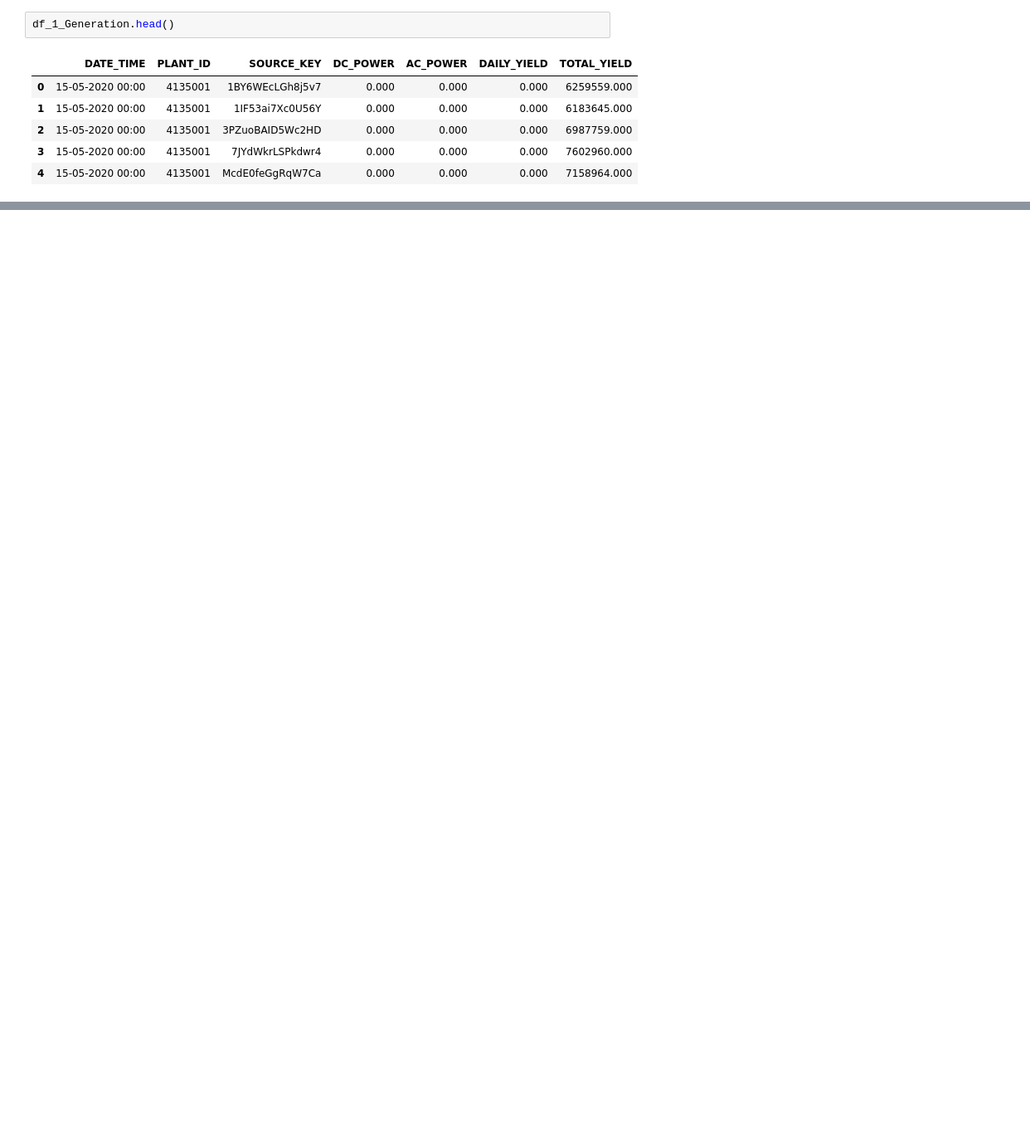
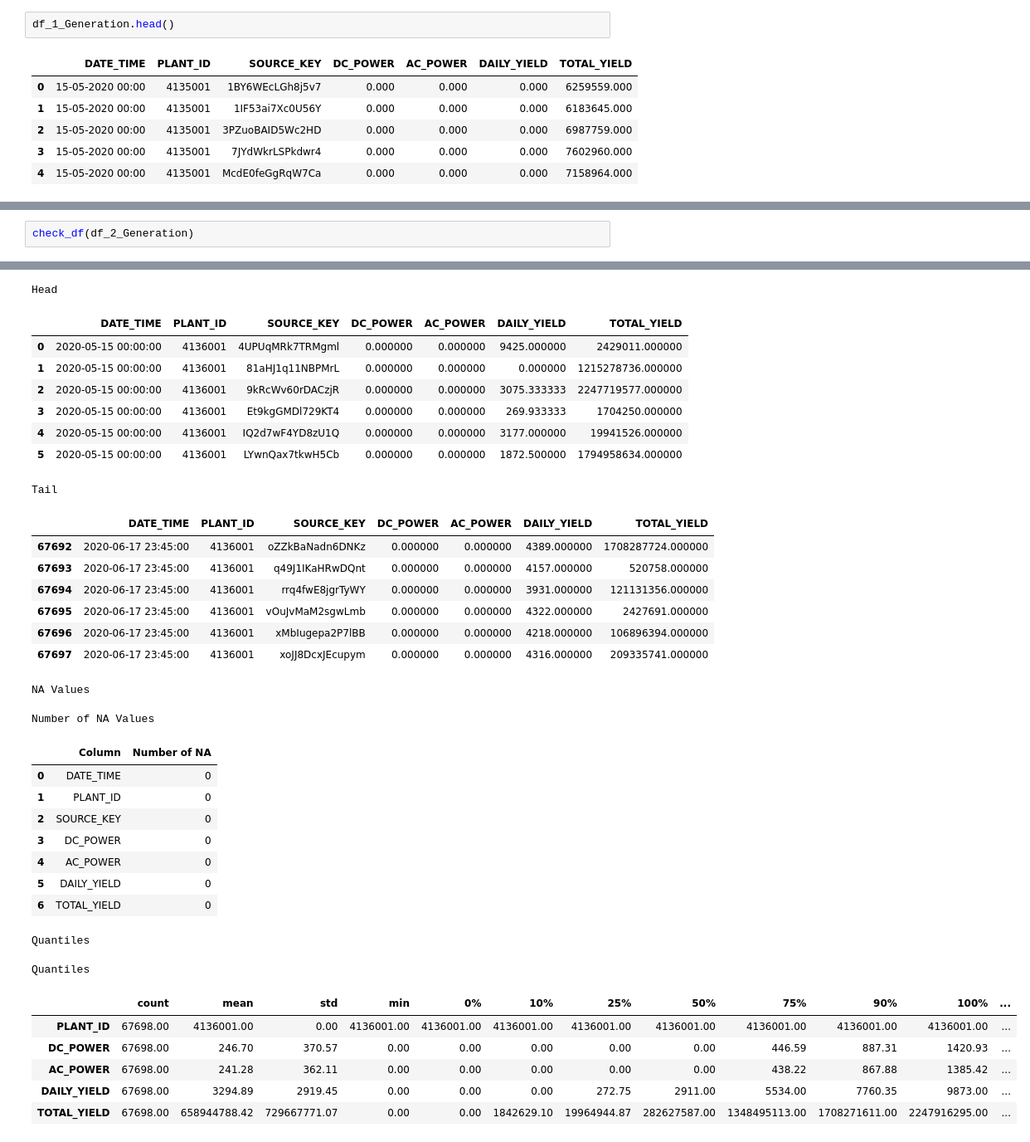
Before and after one commit to priyadharsh73/solar_plant_analysis, a Jupyter notebook: solar_eda.ipynb, the cells around one changed output, grey strips where cells are left out. Shown: that part at 83% size. Saved outputs shown, nothing was run; the diff lists cells and outputs as text; blank space fills up the shorter version.

```diff
--- a/solar_eda.ipynb
+++ b/solar_eda.ipynb
@@ -62,0 +252,3 @@ df_1_Generation.head()
+# %%
+check_df(df_2_Generation)
+# %% [output]
@@ -62,0 +272,34 @@ df_1_Generation.head()
+Head
+|  | DATE_TIME | PLANT_ID | SOURCE_KEY | DC_POWER | AC_POWER | DAILY_YIELD | TOTAL_YIELD |
+| 0 | 2020-05-15 00:00:00 | 4136001 | 4UPUqMRk7TRMgml | 0.000000 | 0.000000 | 9425.000000 | 2429011.000000 |
+| 1 | 2020-05-15 00:00:00 | 4136001 | 81aHJ1q11NBPMrL | 0.000000 | 0.000000 | 0.000000 | 1215278736.000000 |
+| 2 | 2020-05-15 00:00:00 | 4136001 | 9kRcWv60rDACzjR | 0.000000 | 0.000000 | 3075.333333 | 2247719577.000000 |
+| 3 | 2020-05-15 00:00:00 | 4136001 | Et9kgGMDl729KT4 | 0.000000 | 0.000000 | 269.933333 | 1704250.000000 |
+| 4 | 2020-05-15 00:00:00 | 4136001 | IQ2d7wF4YD8zU1Q | 0.000000 | 0.000000 | 3177.000000 | 19941526.000000 |
+| 5 | 2020-05-15 00:00:00 | 4136001 | LYwnQax7tkwH5Cb | 0.000000 | 0.000000 | 1872.500000 | 1794958634.000000 |
+Tail
+|  | DATE_TIME | PLANT_ID | SOURCE_KEY | DC_POWER | AC_POWER | DAILY_YIELD | TOTAL_YIELD |
+| 67692 | 2020-06-17 23:45:00 | 4136001 | oZZkBaNadn6DNKz | 0.000000 | 0.000000 | 4389.000000 | 1708287724.000000 |
+| 67693 | 2020-06-17 23:45:00 | 4136001 | q49J1IKaHRwDQnt | 0.000000 | 0.000000 | 4157.000000 | 520758.000000 |
+| 67694 | 2020-06-17 23:45:00 | 4136001 | rrq4fwE8jgrTyWY | 0.000000 | 0.000000 | 3931.000000 | 121131356.000000 |
+| 67695 | 2020-06-17 23:45:00 | 4136001 | vOuJvMaM2sgwLmb | 0.000000 | 0.000000 | 4322.000000 | 2427691.000000 |
+| 67696 | 2020-06-17 23:45:00 | 4136001 | xMbIugepa2P7lBB | 0.000000 | 0.000000 | 4218.000000 | 106896394.000000 |
+| 67697 | 2020-06-17 23:45:00 | 4136001 | xoJJ8DcxJEcupym | 0.000000 | 0.000000 | 4316.000000 | 209335741.000000 |
+NA Values
+Number of NA Values
+|  | Column | Number of NA |
+| 0 | DATE_TIME | 0 |
+| 1 | PLANT_ID | 0 |
+| 2 | SOURCE_KEY | 0 |
+| 3 | DC_POWER | 0 |
+| 4 | AC_POWER | 0 |
+| 5 | DAILY_YIELD | 0 |
+| 6 | TOTAL_YIELD | 0 |
+Quantiles
+Quantiles
+|  | count | mean | std | min | 0% | 10% | 25% | 50% | 75% | 90% | 100% | ... |
+| PLANT_ID | 67698.00 | 4136001.00 | 0.00 | 4136001.00 | 4136001.00 | 4136001.00 | 4136001.00 | 4136001.00 | 4136001.00 | 4136001.00 | 4136001.00 | ... |
+| DC_POWER | 67698.00 | 246.70 | 370.57 | 0.00 | 0.00 | 0.00 | 0.00 | 0.00 | 446.59 | 887.31 | 1420.93 | ... |
+| AC_POWER | 67698.00 | 241.28 | 362.11 | 0.00 | 0.00 | 0.00 | 0.00 | 0.00 | 438.22 | 867.88 | 1385.42 | ... |
+| DAILY_YIELD | 67698.00 | 3294.89 | 2919.45 | 0.00 | 0.00 | 0.00 | 272.75 | 2911.00 | 5534.00 | 7760.35 | 9873.00 | ... |
+| TOTAL_YIELD | 67698.00 | 658944788.42 | 729667771.07 | 0.00 | 0.00 | 1842629.10 | 19964944.87 | 282627587.00 | 1348495113.00 | 1708271611.00 | 2247916295.00 | ... |
```
Also changed, not shown: parts of 16 cells of this notebook.
